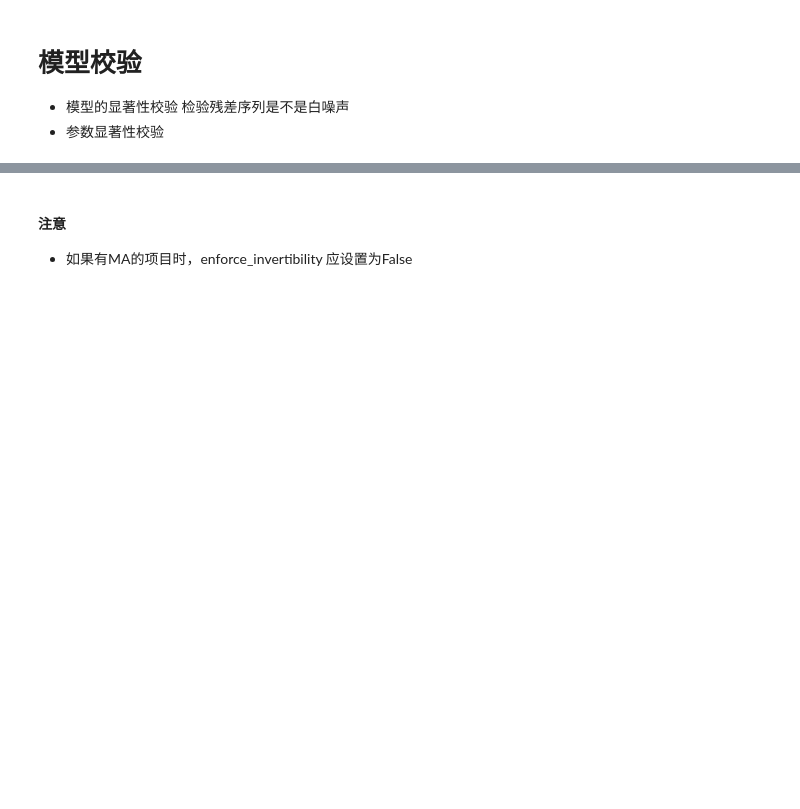
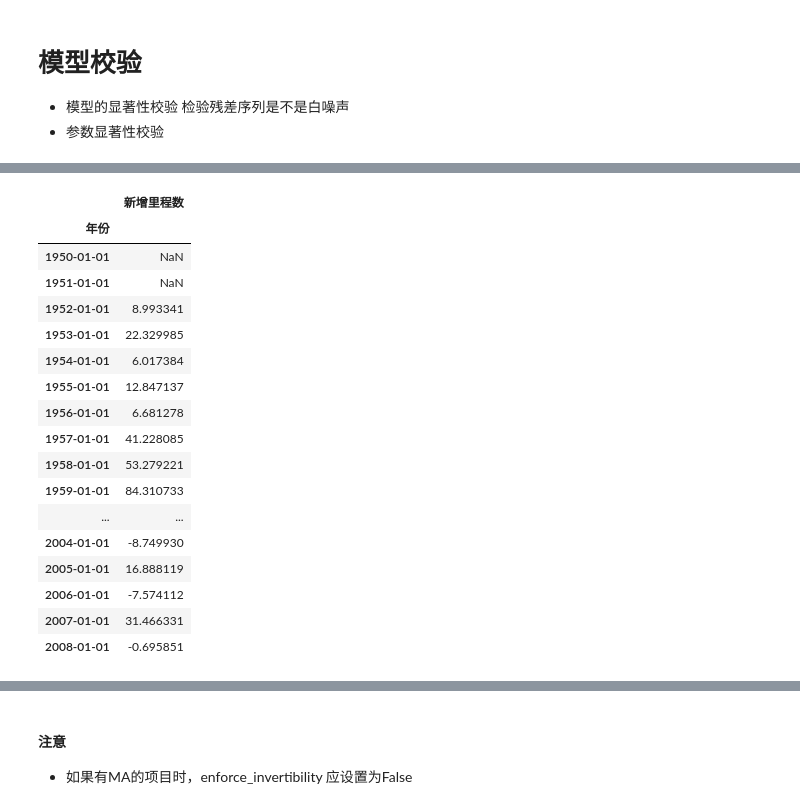
Before and after one commit to apmfifty/statistics, a Jupyter notebook: 应用时间序列分析/第三章 平稳时间序列分析.ipynb, the cells around one changed output, grey strips where cells are left out. Cells and saved outputs as stored; diff of their text form; code cells hidden in the pictures; blank space fills up the shorter version.

```diff
--- a/应用时间序列分析/第三章 平稳时间序列分析.ipynb
+++ b/应用时间序列分析/第三章 平稳时间序列分析.ipynb
@@ -190,0 +212,21 @@ plt.show()
+# %%
+新增里程数-(新增里程数.shift(2)*(-0.529421)+新增里程数.shift(1)*0.718548)
+# %% [output]
+|  | 新增里程数 |
+| 年份 |  |
+| 1950-01-01 | NaN |
+| 1951-01-01 | NaN |
+| 1952-01-01 | 8.993341 |
+| 1953-01-01 | 22.329985 |
+| 1954-01-01 | 6.017384 |
+| 1955-01-01 | 12.847137 |
+| 1956-01-01 | 6.681278 |
+| 1957-01-01 | 41.228085 |
+| 1958-01-01 | 53.279221 |
+| 1959-01-01 | 84.310733 |
+| ... | ... |
+| 2004-01-01 | -8.749930 |
+| 2005-01-01 | 16.888119 |
+| 2006-01-01 | -7.574112 |
+| 2007-01-01 | 31.466331 |
+| 2008-01-01 | -0.695851 |
```
Also changed, not shown: parts of 16 cells of this notebook, 5 other files.
